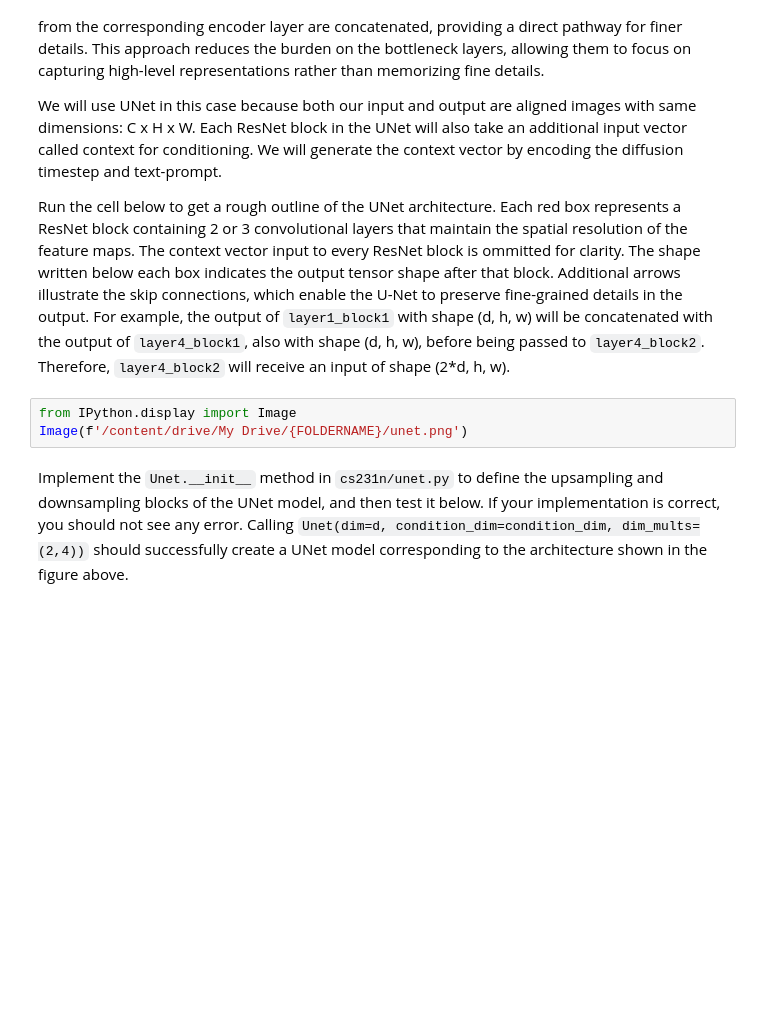
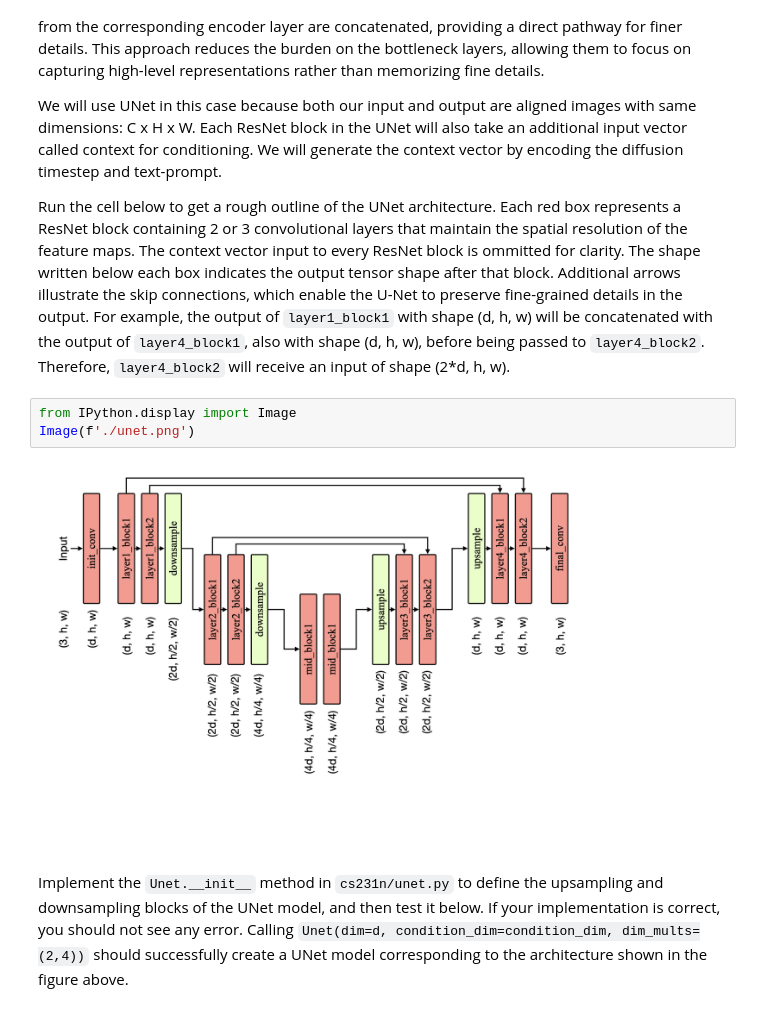
Before and after one commit to janakirampuli/cs231n, a Jupyter notebook: assignment3/DDPM.ipynb, the cells around one changed output. Drawn from its saved outputs; the diff is of its cells as text; blank space fills up the shorter version.

```diff
--- a/assignment3/DDPM.ipynb
+++ b/assignment3/DDPM.ipynb
@@ -228,7 +244,9 @@ We will use UNet in this case because both our input and output are aligned imag
 Run the cell below to get a rough outline of the UNet architecture. Each red box represents a ResNet block containing 2 or 3 convolutional layers that maintain the spatial resolution of the feature maps. The context vector input to every ResNet block is ommitted for clarity. The shape written below each box indicates the output tensor shape after that block. Additional arrows illustrate the skip connections, which enable the U-Net to preserve fine-grained details in the output. For example, the output of `layer1_block1` with shape (d, h, w) will be concatenated with the output of `layer4_block1`, also with shape (d, h, w), before being passed to `layer4_block2`. Therefore, `layer4_block2` will receive an input of shape (2*d, h, w).
 # %%
 from IPython.display import Image
-Image(f'/content/drive/My Drive/{FOLDERNAME}/unet.png')
+Image(f'./unet.png')
+# %% [output]
+[figure, added]
 # %% [markdown]
 Implement the `Unet.__init__` method in `cs231n/unet.py` to define the upsampling and downsampling blocks of the UNet model, and then test it below. If your implementation is correct, you should not see any error. Calling `Unet(dim=d, condition_dim=condition_dim, dim_mults=(2,4))` should successfully create a UNet model corresponding to the architecture shown in the figure above.
 # %%
```
Also changed, not shown: parts of 15 cells of this notebook, 5 other files.
